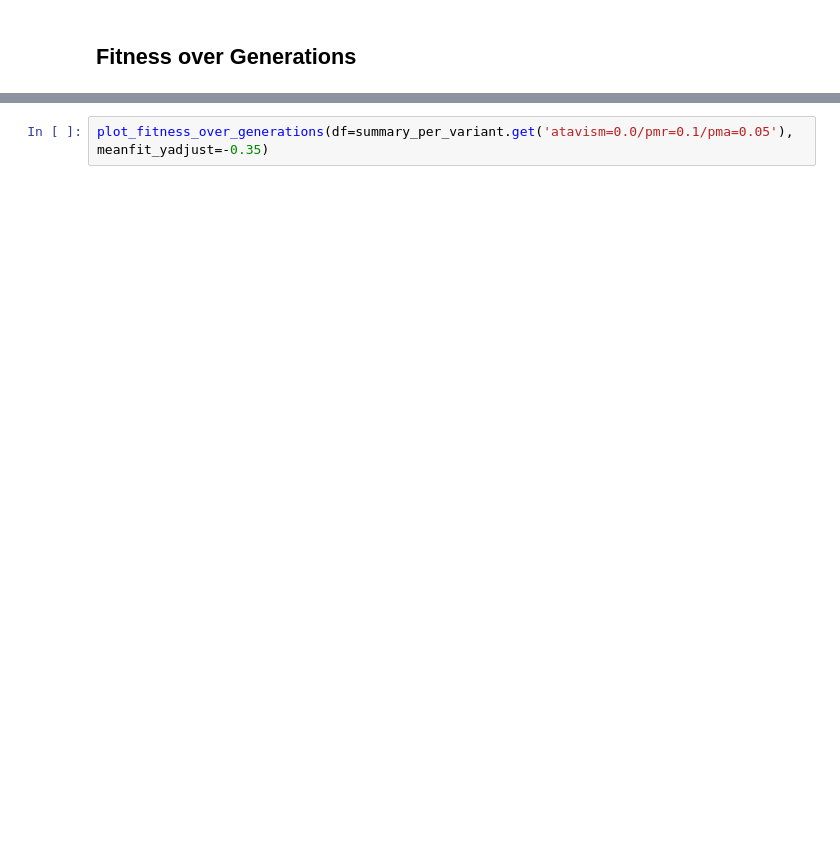
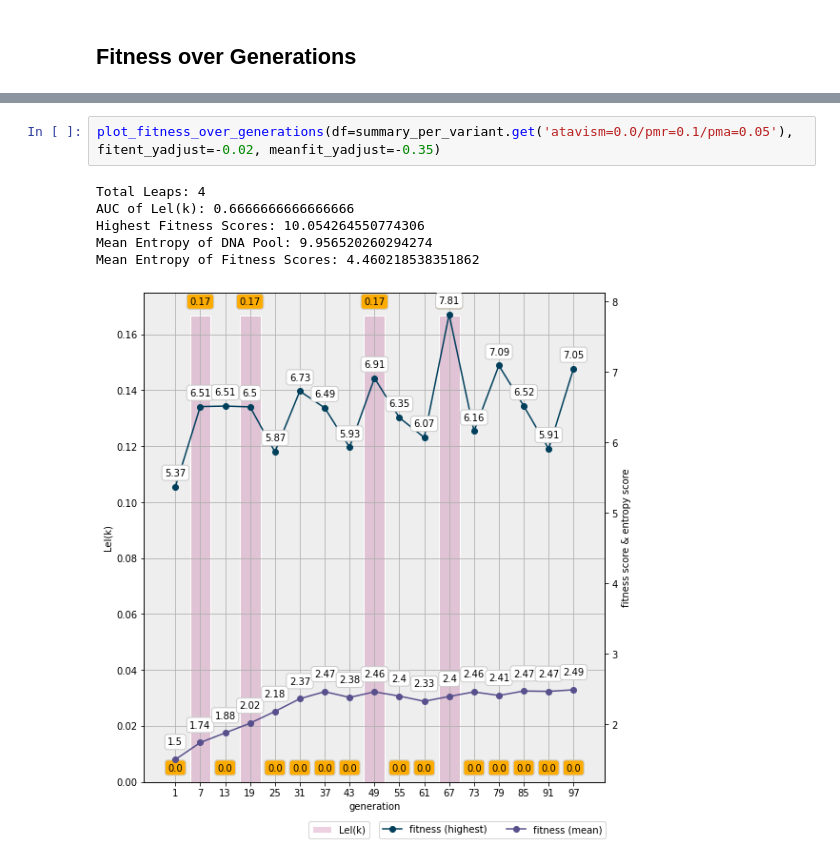
Before and after one commit to hudsonmendes/uolondon-cm3020-ai, a Jupyter notebook: midterms/evaluation/eval.ipynb, the cells around one changed output, grey strips where cells are left out. Drawn from its saved outputs; the diff is of its cells as text; blank space fills up the shorter version.

```diff
--- a/midterms/evaluation/eval.ipynb
+++ b/midterms/evaluation/eval.ipynb
@@ -152,4 +191,11 @@ plot_fitness_over_generations(df=summary_per_variant.get('atavism=0.0/pmr=0.1/pm
 # %%
-plot_fitness_over_generations(df=summary_per_variant.get('atavism=0.0/pmr=0.1/pma=0.05'), meanfit_yadjust=-0.35)
+plot_fitness_over_generations(df=summary_per_variant.get('atavism=0.0/pmr=0.1/pma=0.05'), fitent_yadjust=-0.02, meanfit_yadjust=-0.35)
+# %% [output]
+Total Leaps: 4
+AUC of Lel(k): 0.6666666666666666
+Highest Fitness Scores: 10.054264550774306
+Mean Entropy of DNA Pool: 9.956520260294274
+Mean Entropy of Fitness Scores: 4.460218538351862
+[figure, added]
 # %%
 plot_fitness_over_generations(df=summary_per_variant.get('atavism=0.0/pmr=0.1/pma=0.15'))
```
Also changed, not shown: parts of 28 cells of this notebook, 4 other files.
